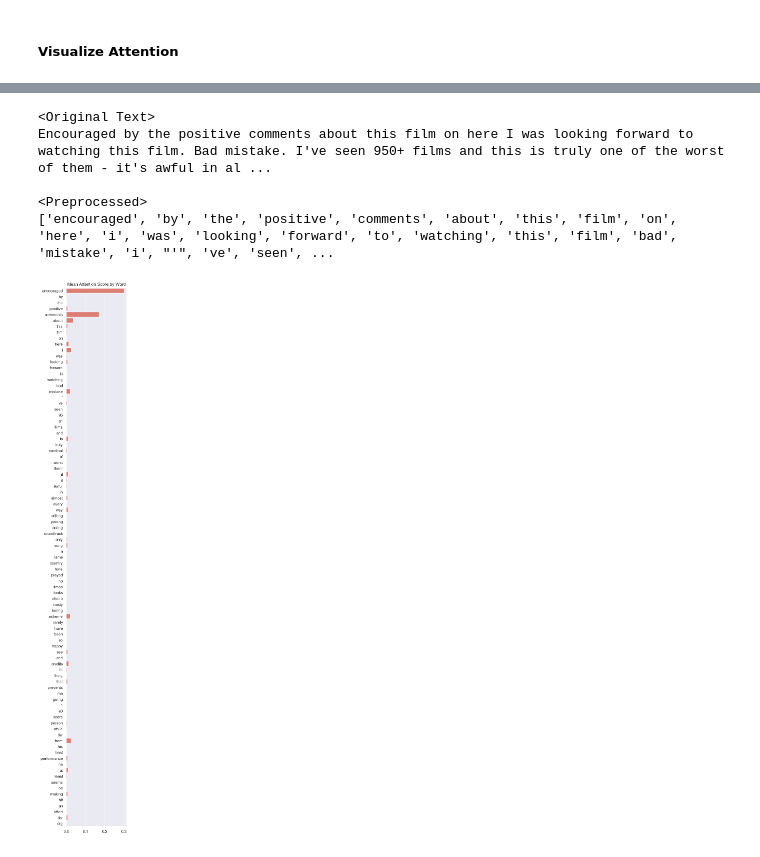
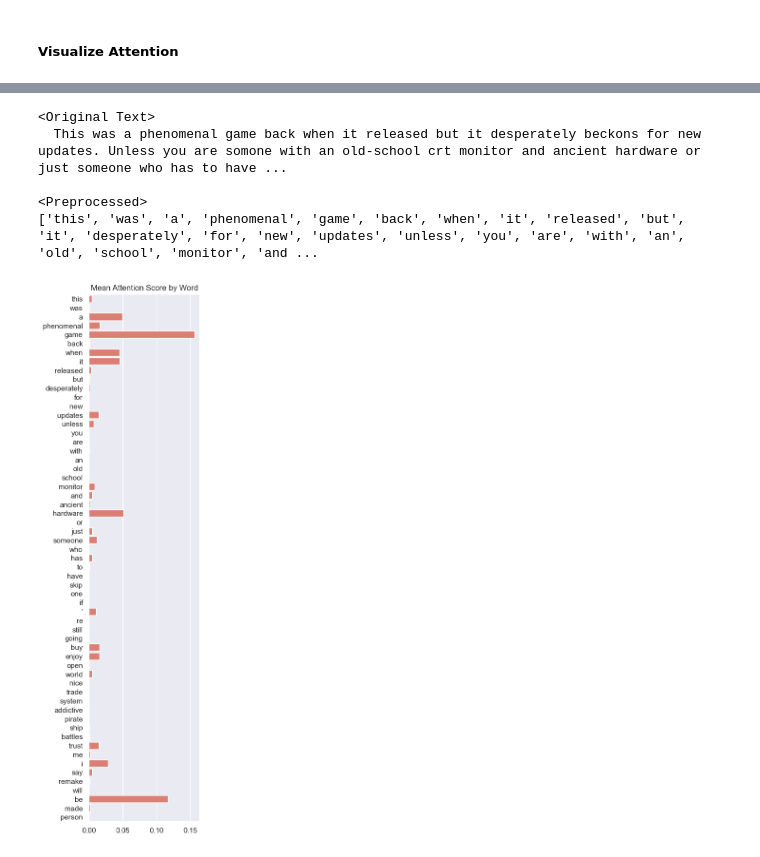
Before and after one commit to ericzander/cs374-yelp-attention, a Jupyter notebook: experiments/steam_validation.ipynb, the cells around one changed output, grey strips where cells are left out. Cells and saved outputs as stored; diff of their text form; code cells hidden in the pictures.

```diff
--- a/experiments/steam_validation.ipynb
+++ b/experiments/steam_validation.ipynb
@@ -220,32 +218,32 @@ array([3.5445732e-03, 1.2494006e-02, 1.9155605e-02, 1.0774131e-01,
 # %%
-sample_idx = 8
+sample_idx = 18
 
 # Get word sequences without oov words
 in_seq = X_val_norm[sample_idx][:maxlen]
 in_seq = [tok for tok in prep.tokenizer.sequences_to_texts(prep.tokenizer.texts_to_sequences(in_seq)) if tok]
 seq_len = len(in_seq)
 
 # Get attention values
 attn_vals = attns[sample_idx][:seq_len].numpy()
 
 print("<Original Text>")
-print(val["review"].iloc[sample_idx])
+print(val["review_text"].iloc[sample_idx])
 
 print("\n<Preprocessed>")
 print(in_seq)
 
 plt.figure(figsize=(3, 0.2 * seq_len), dpi=100)
 sns.barplot(y=in_seq, x=attn_vals, ci=None, color="#EC7063")
 
 plt.title("Mean Attention Score by Word")
 
 #plt.gca().set_yticklabels(in_seq)
 
 plt.show()
 # %% [output]
 <Original Text>
-Encouraged by the positive comments about this film on here I was looking forward to watching this film. Bad mistake. I've seen 950+ films and this is truly one of the worst of them - it's awful in al ...
+  This was a phenomenal game back when it released but it desperately beckons for new updates. Unless you are somone with an old-school crt monitor and ancient hardware or just someone who has to have ...
 
 <Preprocessed>
-['encouraged', 'by', 'the', 'positive', 'comments', 'about', 'this', 'film', 'on', 'here', 'i', 'was', 'looking', 'forward', 'to', 'watching', 'this', 'film', 'bad', 'mistake', 'i', "'", 've', 'seen', ...
+['this', 'was', 'a', 'phenomenal', 'game', 'back', 'when', 'it', 'released', 'but', 'it', 'desperately', 'for', 'new', 'updates', 'unless', 'you', 'are', 'with', 'an', 'old', 'school', 'monitor', 'and ...
-[figure, old version]
+[figure, new version]
```
Also changed, not shown: parts of 10 cells of this notebook, 2 other files.
